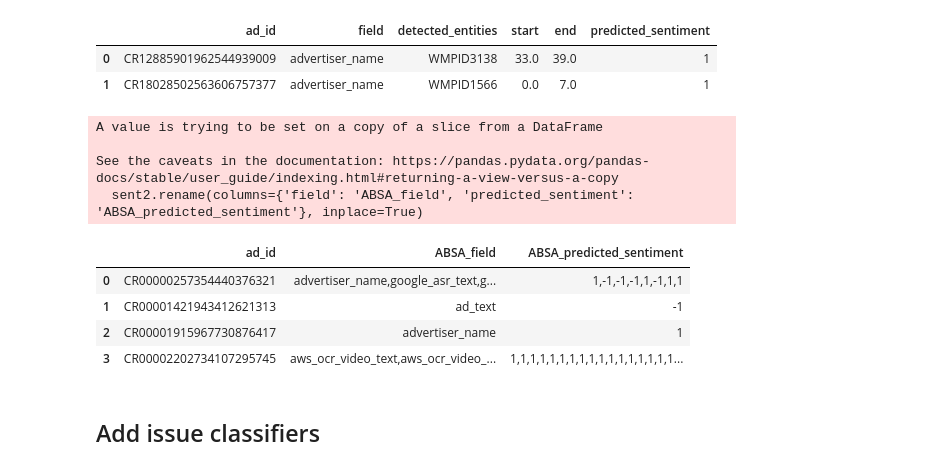
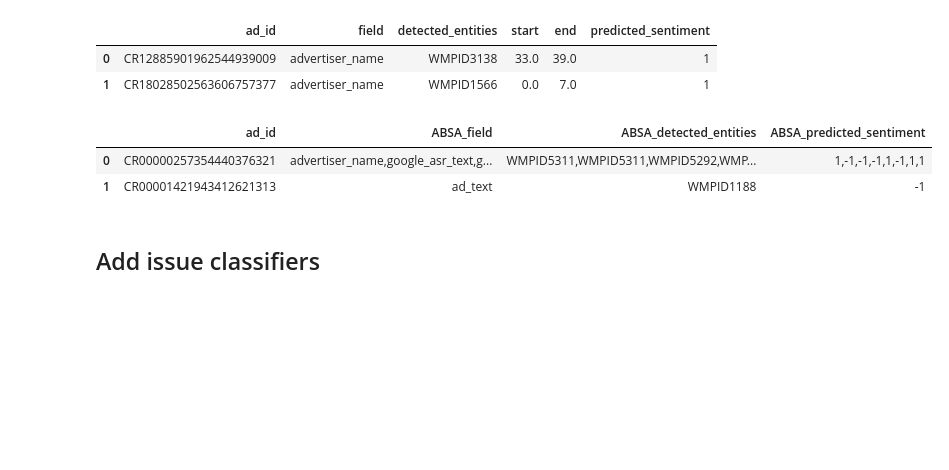
Before and after one commit to Wesleyan-Media-Project/data-post-production, a Jupyter notebook: 01-merge-results/02_merge_final_classification_results/create_google2022_var.ipynb, the cells around one changed output. Saved outputs shown, nothing was run; the diff lists cells and outputs as text; code cells hidden in the pictures; blank space fills up the shorter version.

```diff
--- a/01-merge-results/02_merge_final_classification_results/create_google2022_var.ipynb
+++ b/01-merge-results/02_merge_final_classification_results/create_google2022_var.ipynb
@@ -250,7 +256,7 @@ df = df.merge(attacklike_sent, on='ad_id', how='left').drop_duplicates()
 # %% [markdown]
 ## Add ABSA
 # %%
-sent = pd.read_csv("input_data/google_2022_ABSA_pred.csv.gz")
+sent = pd.read_csv("../../../ABSA/data/google_2022_ABSA_pred.csv.gz")
 # %%
 sent.head(2)
 # %% [output]
@@ -258,24 +264,18 @@ sent.head(2)
 | 0 | CR12885901962544939009 | advertiser_name | WMPID3138 | 33.0 | 39.0 | 1 |
 | 1 | CR18028502563606757377 | advertiser_name | WMPID1566 | 0.0 | 7.0 | 1 |
 # %%
-sent2 = sent[['ad_id', 'field', 'predicted_sentiment']]
-sent2.rename(columns={'field': 'ABSA_field', 'predicted_sentiment': 'ABSA_predicted_sentiment'}, inplace=True)
+sent = sent[['detected_entities', 'ad_id', 'field', 'predicted_sentiment']]
+sent.rename(columns={'detected_entities': 'ABSA_detected_entities', 'field': 'ABSA_field', 'predicted_sentiment': 'ABSA_predicted_sentiment'}, inplace=True)
-# %% [output]
-A value is trying to be set on a copy of a slice from a DataFrame
-
-See the caveats in the documentation: https://pandas.pydata.org/pandas-docs/stable/user_guide/indexing.html#returning-a-view-versus-a-copy
-  sent2.rename(columns={'field': 'ABSA_field', 'predicted_sentiment': 'ABSA_predicted_sentiment'}, inplace=True)
 # %%
-agg_sent = sent2.groupby('ad_id').agg({'ABSA_field': lambda x: ','.join(x),
+agg_sent = sent.groupby('ad_id').agg({'ABSA_field': lambda x: ','.join(x),
+                                       'ABSA_detected_entities': lambda x: ','.join(x),
                                        'ABSA_predicted_sentiment': lambda x: ','.join(map(str, x))}).reset_index()
 # %%
-agg_sent.head(4)
+agg_sent.head(2)
 # %% [output]
-|  | ad_id | ABSA_field | ABSA_predicted_sentiment |
-| 0 | CR00000257354440376321 | advertiser_name,google_asr_text,g... | 1,-1,-1,-1,1,-1,1,1 |
-| 1 | CR00001421943412621313 | ad_text | -1 |
-| 2 | CR00001915967730876417 | advertiser_name | 1 |
-| 3 | CR00002202734107295745 | aws_ocr_video_text,aws_ocr_video_... | 1,1,1,1,1,1,1,1,1,1,1,1,1,1,1,1,1... |
+|  | ad_id | ABSA_field | ABSA_detected_entities | ABSA_predicted_sentiment |
+| 0 | CR00000257354440376321 | advertiser_name,google_asr_text,g... | WMPID5311,WMPID5311,WMPID5292,WMP... | 1,-1,-1,-1,1,-1,1,1 |
+| 1 | CR00001421943412621313 | ad_text | WMPID1188 | -1 |
 # %%
 df = df.merge(agg_sent, on='ad_id', how='left')
 # %% [markdown]
```
Also changed, not shown: parts of 22 cells of this notebook, 1 other file.
